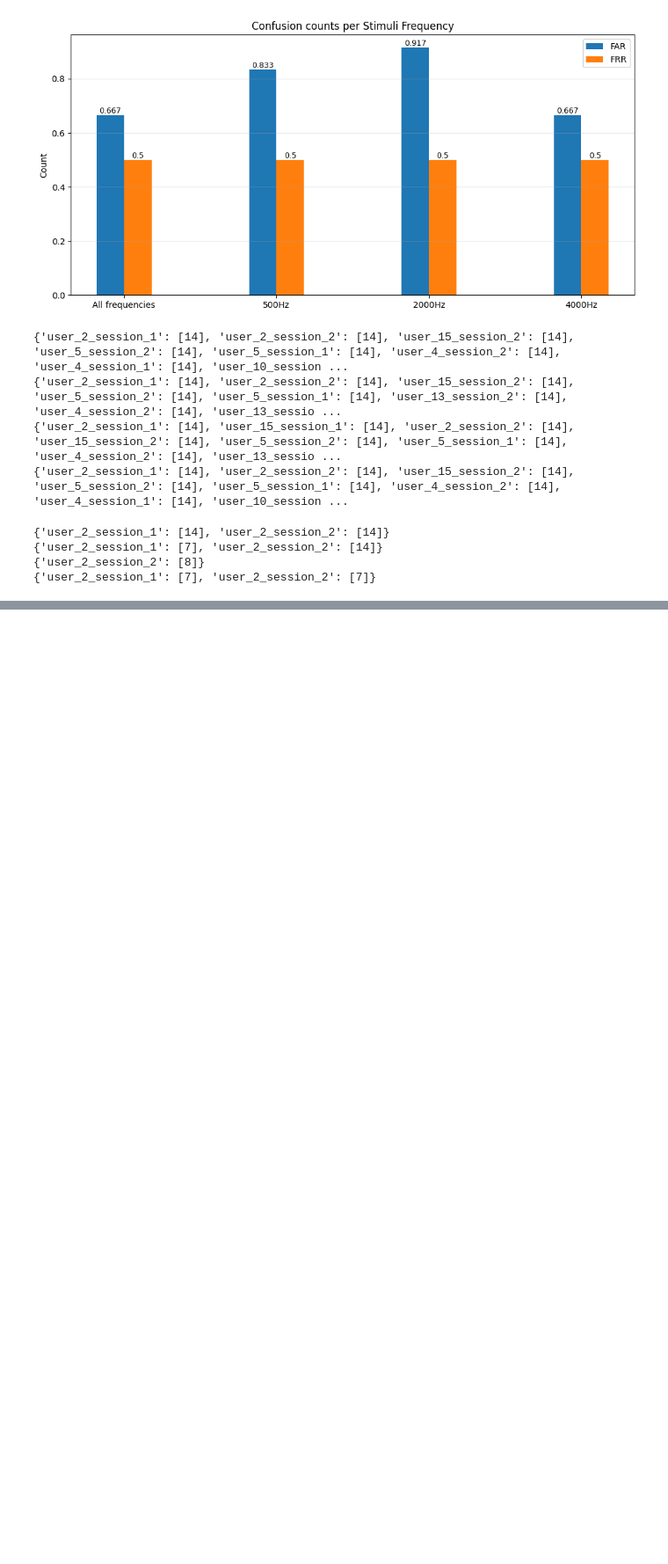
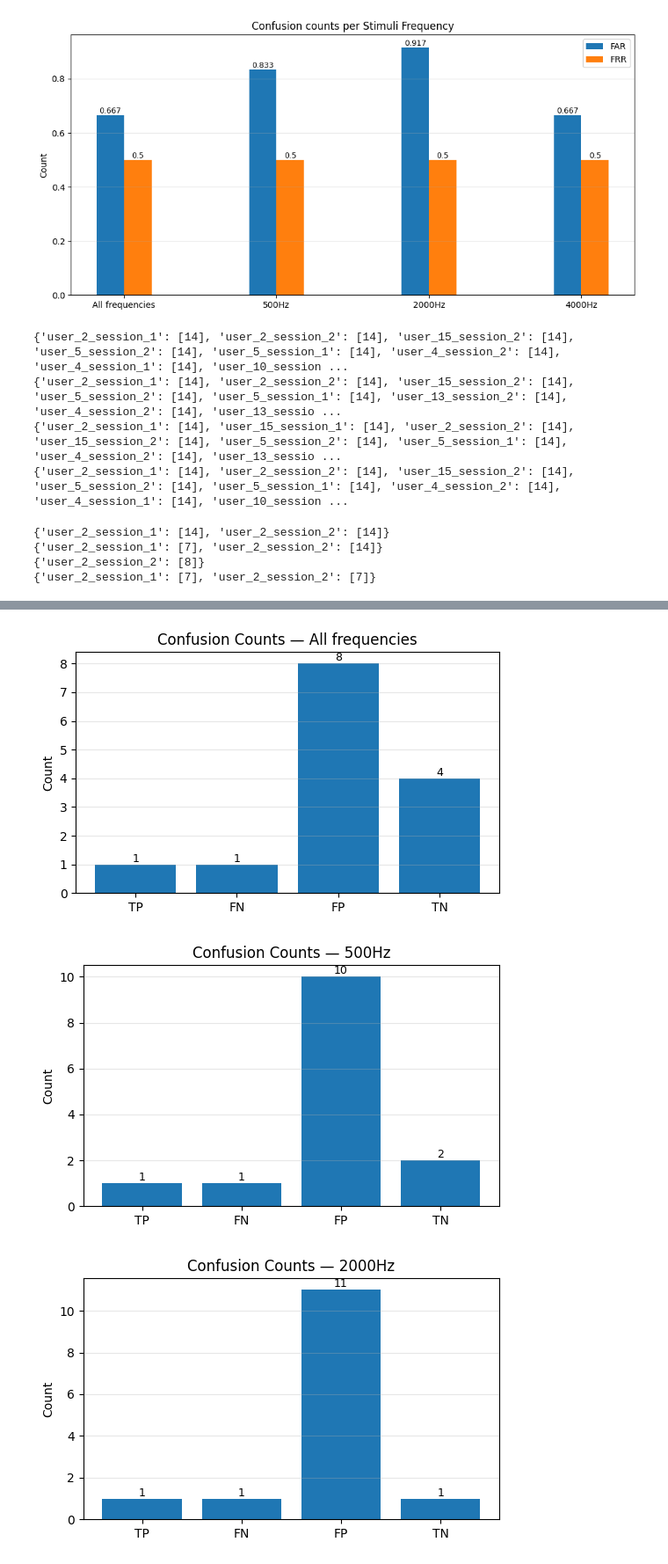
Before and after one commit to SoonUnemployed/Diploma-Thesis, a Jupyter notebook: diploma_thesis/notebooks/results.ipynb, the cells around one changed output, grey strips where cells are left out. Shown at 88% size. Cells and saved outputs as stored; diff of their text form; code cells hidden in the pictures; blank space fills up the shorter version.

```diff
--- a/diploma_thesis/notebooks/results.ipynb
+++ b/diploma_thesis/notebooks/results.ipynb
@@ -1308,0 +1567,28 @@ print(eegnet_data_2["impostor_matches"])
+# %%
+import matplotlib.pyplot as plt
+import numpy as np
+
+modalities = ["All frequencies", "500Hz", "2000Hz", "4000Hz"]
+sources = [xg_data, xg_data_0, xg_data_1, xg_data_2]
+labels = ["TP", "FN", "FP", "TN"]
+
+for modality, s in zip(modalities, sources):
+    vals = [s["TP"], s["FN"], s["FP"], s["TN"]]
+
+    plt.figure(figsize=(5.5, 3.5))
+    bars = plt.bar(labels, vals)
+
+    plt.ylabel("Count")
+    plt.title(f"Confusion Counts — {modality}")
+    plt.grid(axis="y", alpha=0.3)
+
+    for bar, v in zip(bars, vals):
+        plt.text(bar.get_x() + bar.get_width()/2, v, f"{int(v)}",
+                 ha="center", va="bottom", fontsize=9)
+
+    plt.tight_layout()
+    plt.show()
+# %% [output]
+[figure, added]
+[figure, added]
+[figure, added]
```
Also changed, not shown: parts of 20 cells of this notebook, 9 other files.
